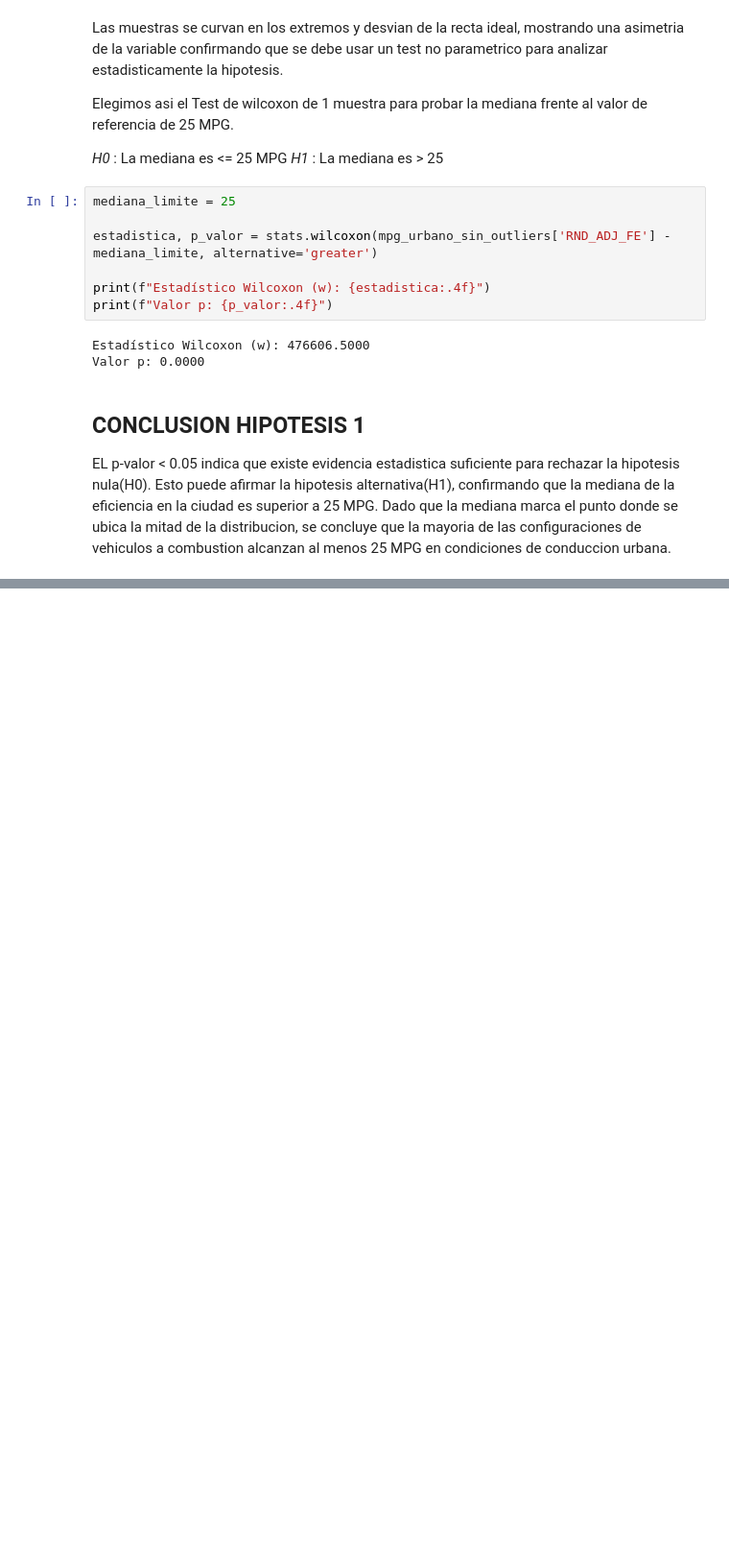
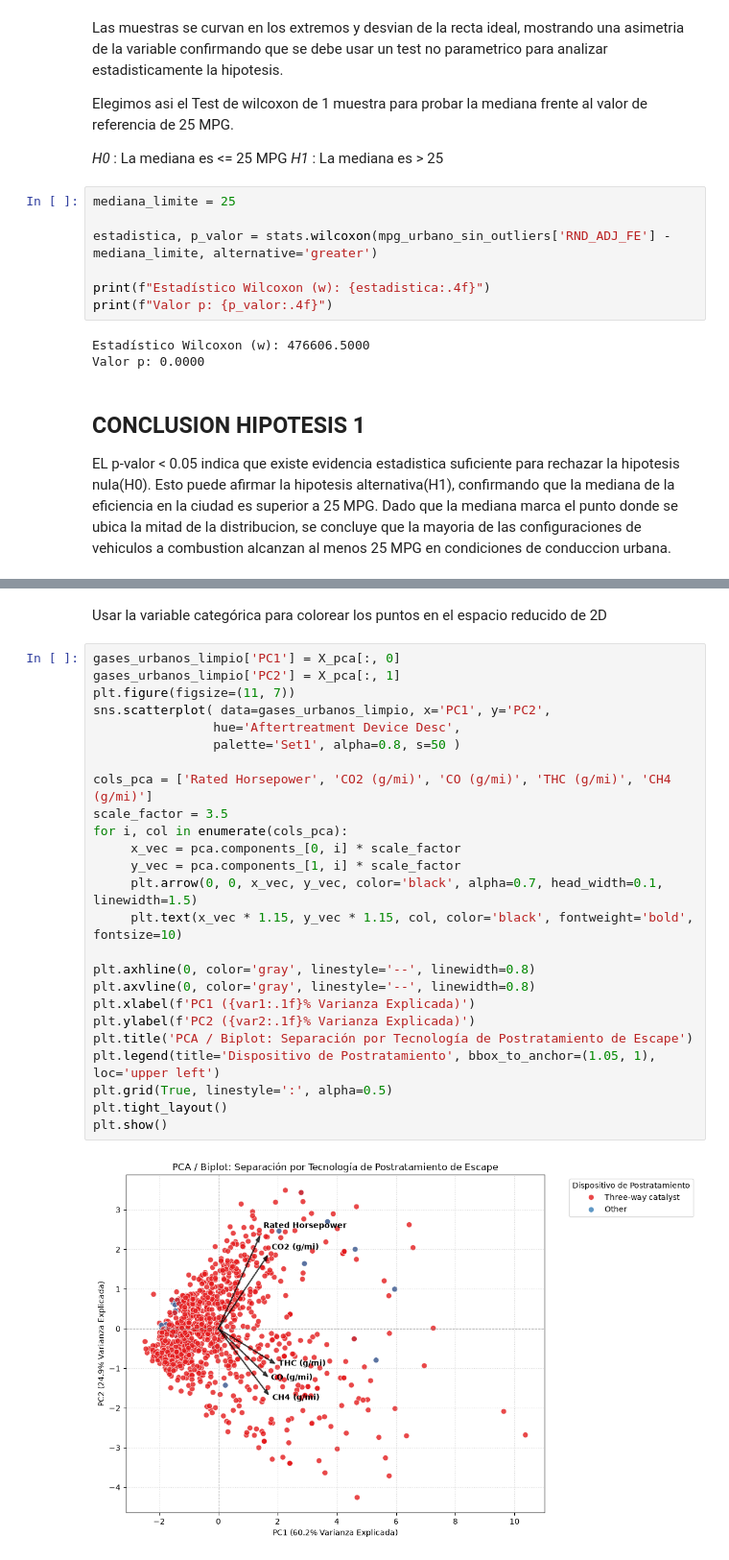
Before and after one commit to mdelrosariocoronado/tpe_fundamentos_2026, a Jupyter notebook: entrega.ipynb, the cells around one changed output, grey strips where cells are left out. Shown at 96% size. Saved outputs shown, nothing was run; the diff lists cells and outputs as text; blank space fills up the shorter version.

```diff
--- a/entrega.ipynb
+++ b/entrega.ipynb
@@ -522,0 +663,29 @@ EL p-valor < 0.05 indica que existe evidencia estadistica suficiente para rechaz
+# %% [markdown]
+Usar la variable categórica para colorear los puntos en el espacio reducido de 2D
+# %%
+gases_urbanos_limpio['PC1'] = X_pca[:, 0]
+gases_urbanos_limpio['PC2'] = X_pca[:, 1]
+plt.figure(figsize=(11, 7))
+sns.scatterplot( data=gases_urbanos_limpio, x='PC1', y='PC2',
+                hue='Aftertreatment Device Desc',
+                palette='Set1', alpha=0.8, s=50 )
+
+cols_pca = ['Rated Horsepower', 'CO2 (g/mi)', 'CO (g/mi)', 'THC (g/mi)', 'CH4 (g/mi)']
+scale_factor = 3.5
+for i, col in enumerate(cols_pca):
+     x_vec = pca.components_[0, i] * scale_factor
+     y_vec = pca.components_[1, i] * scale_factor
+     plt.arrow(0, 0, x_vec, y_vec, color='black', alpha=0.7, head_width=0.1, linewidth=1.5)
+     plt.text(x_vec * 1.15, y_vec * 1.15, col, color='black', fontweight='bold', fontsize=10)
+
+plt.axhline(0, color='gray', linestyle='--', linewidth=0.8)
+plt.axvline(0, color='gray', linestyle='--', linewidth=0.8)
+plt.xlabel(f'PC1 ({var1:.1f}% Varianza Explicada)')
+plt.ylabel(f'PC2 ({var2:.1f}% Varianza Explicada)')
+plt.title('PCA / Biplot: Separación por Tecnología de Postratamiento de Escape')
+plt.legend(title='Dispositivo de Postratamiento', bbox_to_anchor=(1.05, 1), loc='upper left')
+plt.grid(True, linestyle=':', alpha=0.5)
+plt.tight_layout()
+plt.show()
+# %% [output]
+[figure, added]
```
Also changed, not shown: parts of 22 cells of this notebook, 1 other file.
